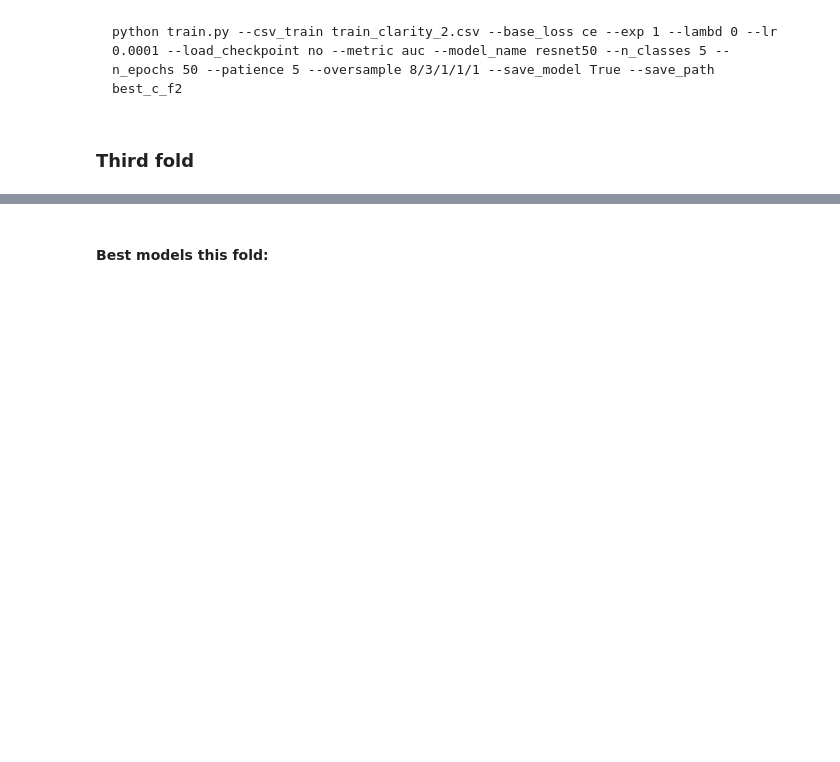
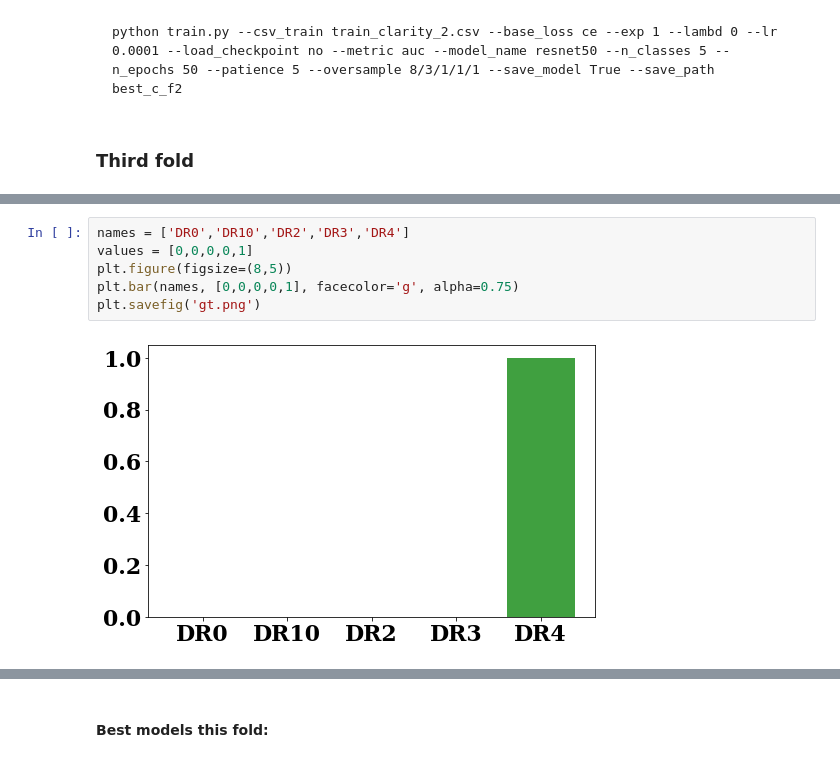
Before and after one commit to agaldran/deep_dr, a Jupyter notebook: analyze_csvs_FINAL.ipynb, the cells around one changed output, grey strips where cells are left out. Cells and saved outputs as stored; diff of their text form; blank space fills up the shorter version.

```diff
--- a/analyze_csvs_FINAL.ipynb
+++ b/analyze_csvs_FINAL.ipynb
@@ -997,0 +1006,8 @@ df_train3.sort_values('auc', ascending=False).head(5)
+# %%
+names = ['DR0','DR10','DR2','DR3','DR4']
+values = [0,0,0,0,1]
+plt.figure(figsize=(8,5))
+plt.bar(names, [0,0,0,0,1], facecolor='g', alpha=0.75)
+plt.savefig('gt.png')
+# %% [output]
+[figure, added]
```
Also changed, not shown: parts of 10 cells of this notebook, 11 other files.
